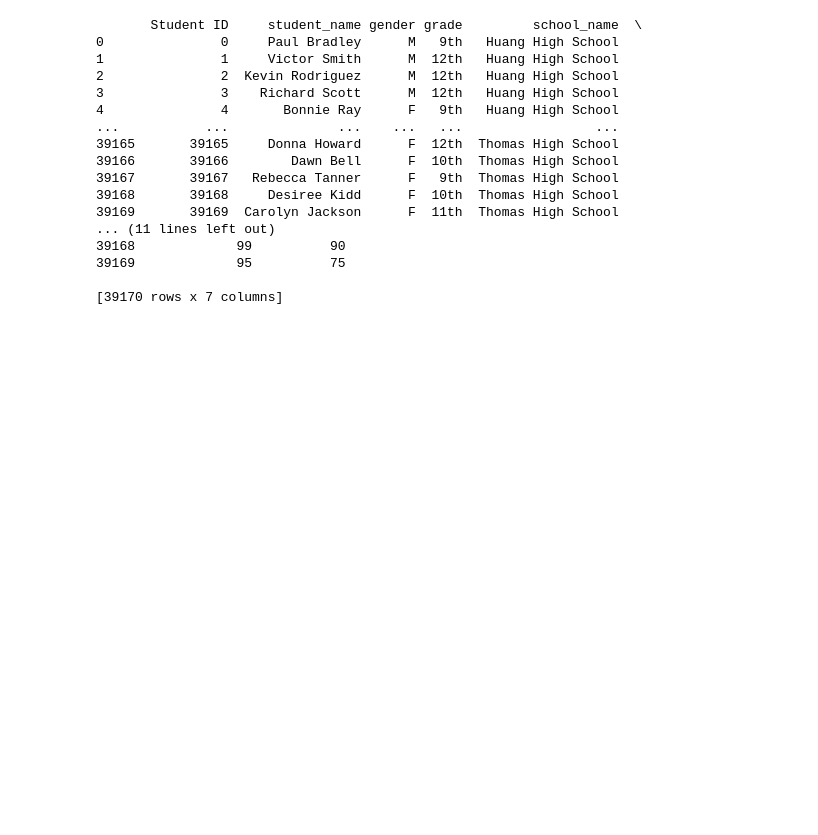
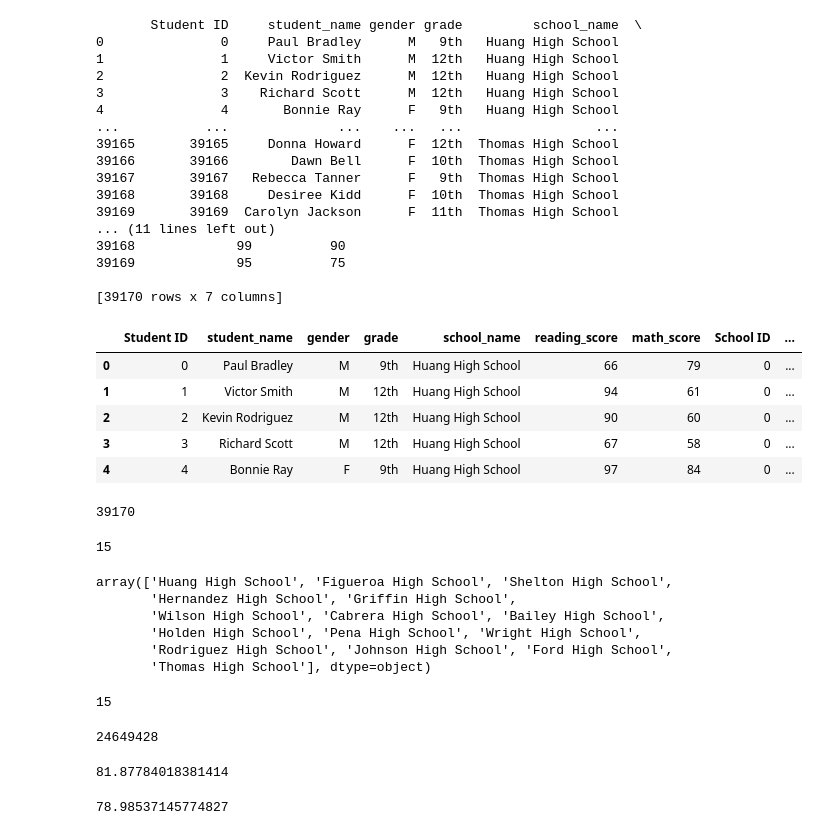
Before and after one commit to lee1woo/School_District_Analysis, a Jupyter notebook: PyCitySchools.ipynb, the cells around one changed output. Cells and saved outputs as stored; diff of their text form; code cells hidden in the pictures; blank space fills up the shorter version.

```diff
--- a/PyCitySchools.ipynb
+++ b/PyCitySchools.ipynb
@@ -199,3 +199,58 @@ print(student_data_df)
 39169             95          75
 
 [39170 rows x 7 columns]
+# %%
+# Combine the data into a single dataset
+school_data_complete_df = pd.merge(student_data_df, school_data_df, on=["school_name","school_name"])
+school_data_complete_df.head()
+# %% [output]
+|  | Student ID | student_name | gender | grade | school_name | reading_score | math_score | School ID | ... |
+| 0 | 0 | Paul Bradley | M | 9th | Huang High School | 66 | 79 | 0 | ... |
+| 1 | 1 | Victor Smith | M | 12th | Huang High School | 94 | 61 | 0 | ... |
+| 2 | 2 | Kevin Rodriguez | M | 12th | Huang High School | 90 | 60 | 0 | ... |
+| 3 | 3 | Richard Scott | M | 12th | Huang High School | 67 | 58 | 0 | ... |
+| 4 | 4 | Bonnie Ray | F | 9th | Huang High School | 97 | 84 | 0 | ... |
+# %%
+# Get total number of students
+student_count = school_data_complete_df["Student ID"].count()
+student_count
+# %% [output]
+39170
+# %%
+# Calculate total number of schools
+school_count = school_data_df["school_name"].count()
+school_count
+# %% [output]
+15
+# %%
+school_count_2 = school_data_complete_df["school_name"].unique()
+school_count_2
+# %% [output]
+array(['Huang High School', 'Figueroa High School', 'Shelton High School',
+       'Hernandez High School', 'Griffin High School',
+       'Wilson High School', 'Cabrera High School', 'Bailey High School',
+       'Holden High School', 'Pena High School', 'Wright High School',
+       'Rodriguez High School', 'Johnson High School', 'Ford High School',
+       'Thomas High School'], dtype=object)
+# %%
+len(school_data_complete_df["school_name"].unique())
+# %% [output]
+15
+# %%
+# calculate total budget
+total_budget = school_data_df["budget"].sum()
+total_budget
+# %% [output]
+24649428
+# %%
+# Calcualte average reading score
+average_reading_score = school_data_complete_df["reading_score"].mean()
+average_reading_score
+# %% [output]
+81.87784018381414
+# %%
+# calculate the average math school
+average_math_score = school_data_complete_df["math_score"].mean()
+average_math_score
+# %% [output]
+78.98537145774827
```
Also changed, not shown: parts of 16 cells of this notebook.
